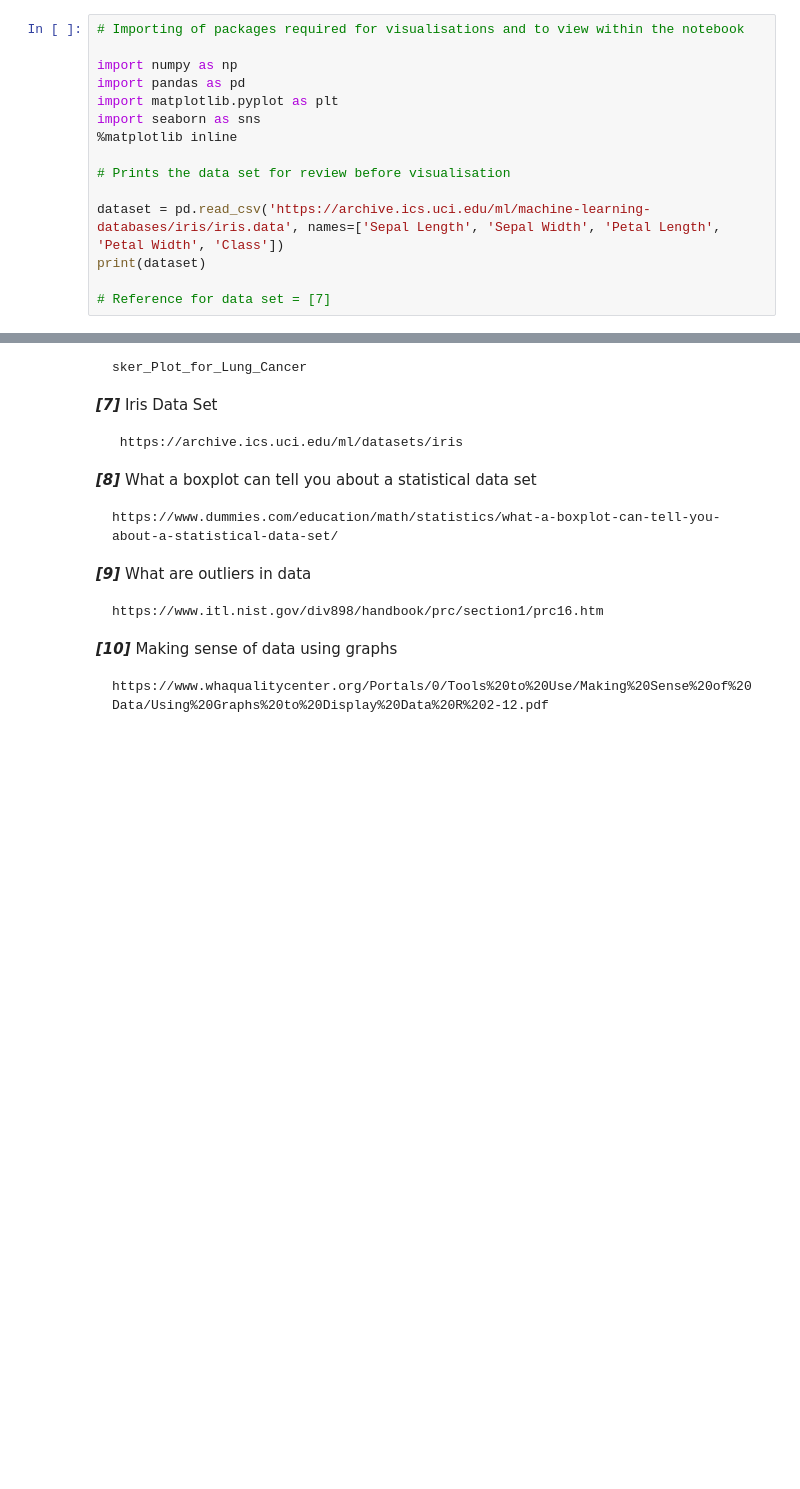
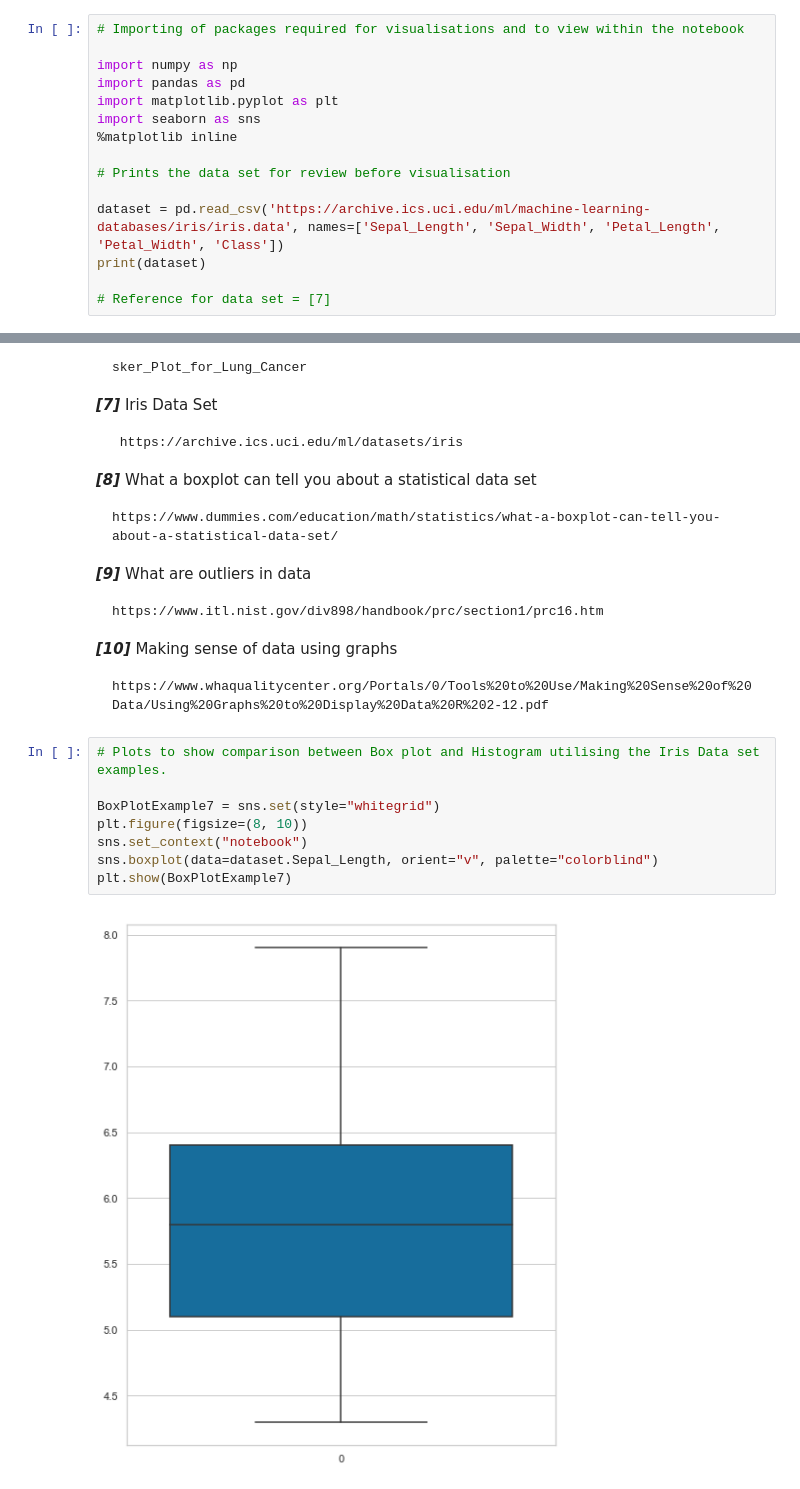
Before and after one commit to ShaunaB93/Fundamentals-of-Data-Analysis-Project, a Jupyter notebook: Fundamentals Project - Box Plots - Rough Work Notebook.ipynb, the cells around one changed output, grey strips where cells are left out. Drawn from its saved outputs; the diff is of its cells as text; blank space fills up the shorter version.

Commit message:
Addition of code for graphs for comparison section

```diff
--- a/Fundamentals Project - Box Plots - Rough Work Notebook.ipynb
+++ b/Fundamentals Project - Box Plots - Rough Work Notebook.ipynb
@@ -62,7 +62,7 @@ import seaborn as sns
 
 # Prints the data set for review before visualisation
 
-dataset = pd.read_csv('https://archive.ics.uci.edu/ml/machine-learning-databases/iris/iris.data', names=['Sepal Length', 'Sepal Width', 'Petal Length', 'Petal Width', 'Class'])
+dataset = pd.read_csv('https://archive.ics.uci.edu/ml/machine-learning-databases/iris/iris.data', names=['Sepal_Length', 'Sepal_Width', 'Petal_Length', 'Petal_Width', 'Class'])
 print(dataset)
 
 # Reference for data set = [7]
@@ -391,3 +391,13 @@ The above discussion would indicate that while other graphs can be easier for sp
 *__[10]__* Making sense of data using graphs
 
     https://www.whaqualitycenter.org/Portals/0/Tools%20to%20Use/Making%20Sense%20of%20Data/Using%20Graphs%20to%20Display%20Data%20R%202-12.pdf
+# %%
+# Plots to show comparison between Box plot and Histogram utilising the Iris Data set examples.
+
+BoxPlotExample7 = sns.set(style="whitegrid")
+plt.figure(figsize=(8, 10))
+sns.set_context("notebook")
+sns.boxplot(data=dataset.Sepal_Length, orient="v", palette="colorblind")
+plt.show(BoxPlotExample7)
+# %% [output]
+[figure, added]
```
Also changed, not shown: parts of 9 cells of this notebook.
